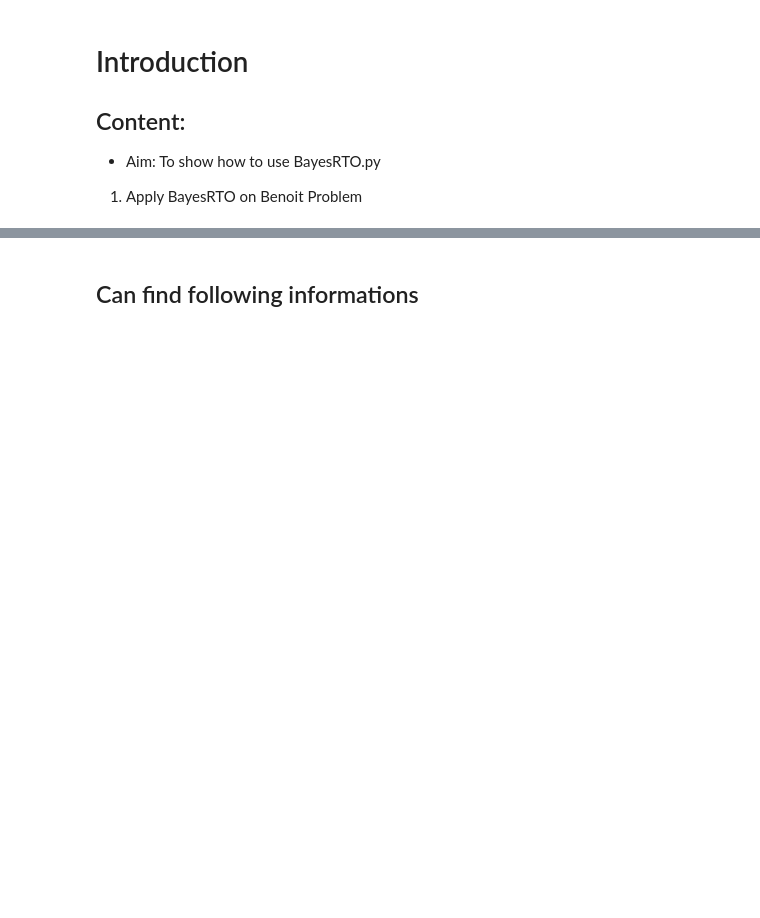
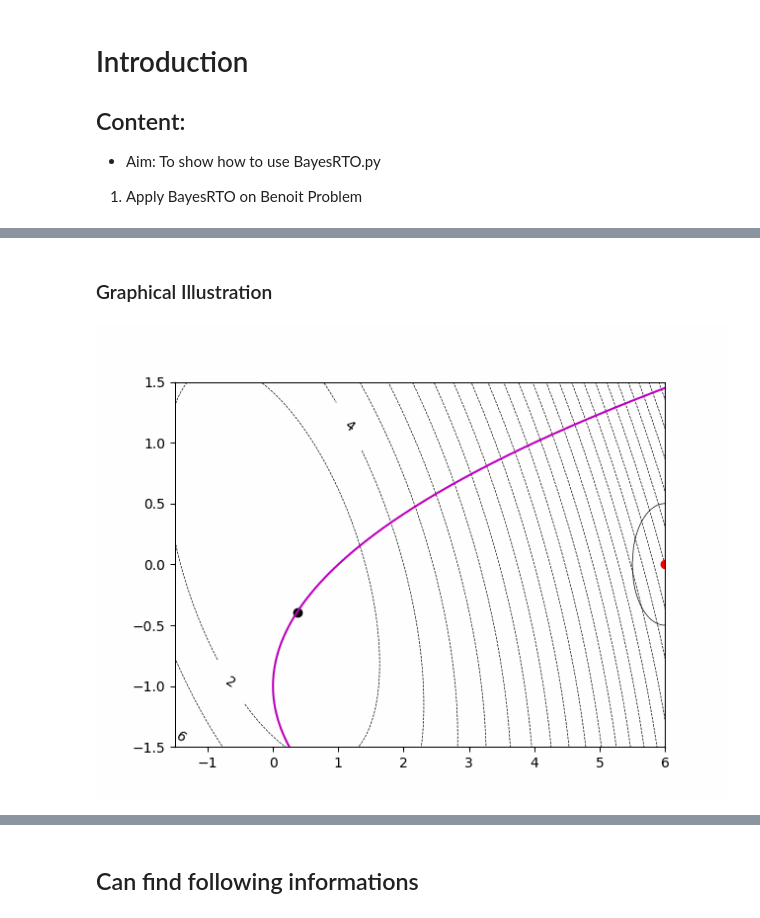
Before and after one commit to dleeim/Safe-Bayesian-Optimization, a Jupyter notebook: BayesRTO_Example.ipynb, the cells around one changed output, grey strips where cells are left out. Saved outputs shown, nothing was run; the diff lists cells and outputs as text; code cells hidden in the pictures; blank space fills up the shorter version.

```diff
--- a/BayesRTO_Example.ipynb
+++ b/BayesRTO_Example.ipynb
@@ -74,0 +202,6 @@ AttributeError: 'Bayesian_RTO' object has no attribute 'optimize_acquisition'
+# %% [markdown]
+### Graphical Illustration
+# %%
+Image(filename='BRTO_Benoit.gif')
+# %% [output]
+[figure, added]
```
Also changed, not shown: parts of 7 cells of this notebook, 5 other files.
